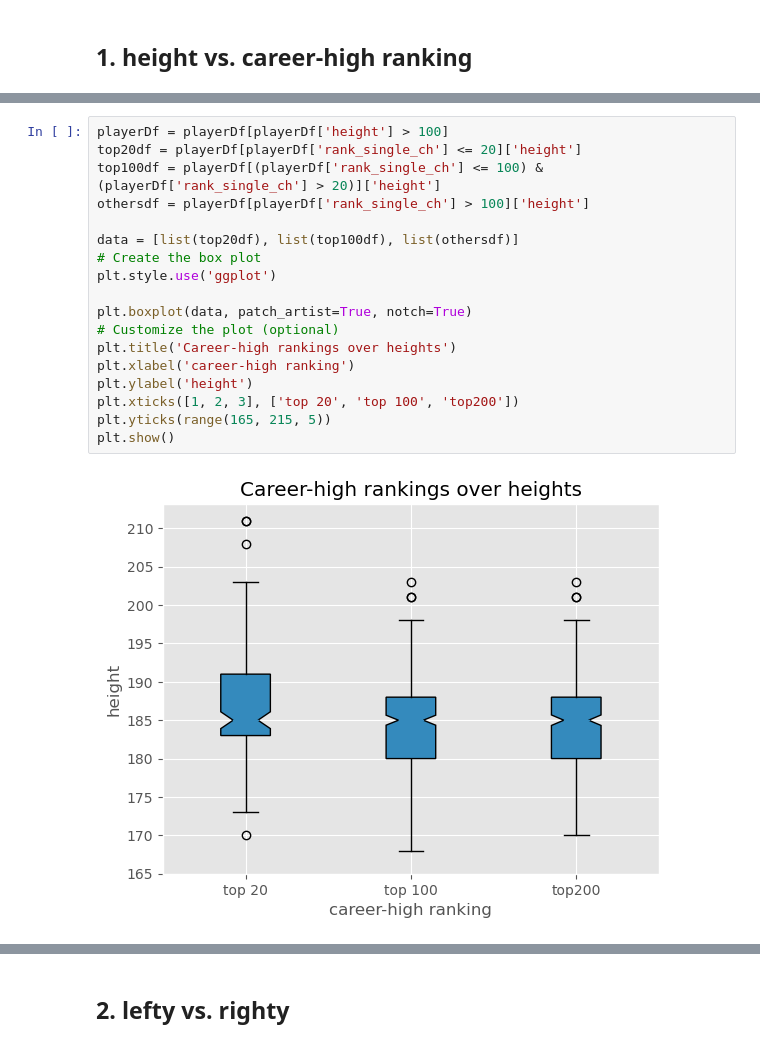
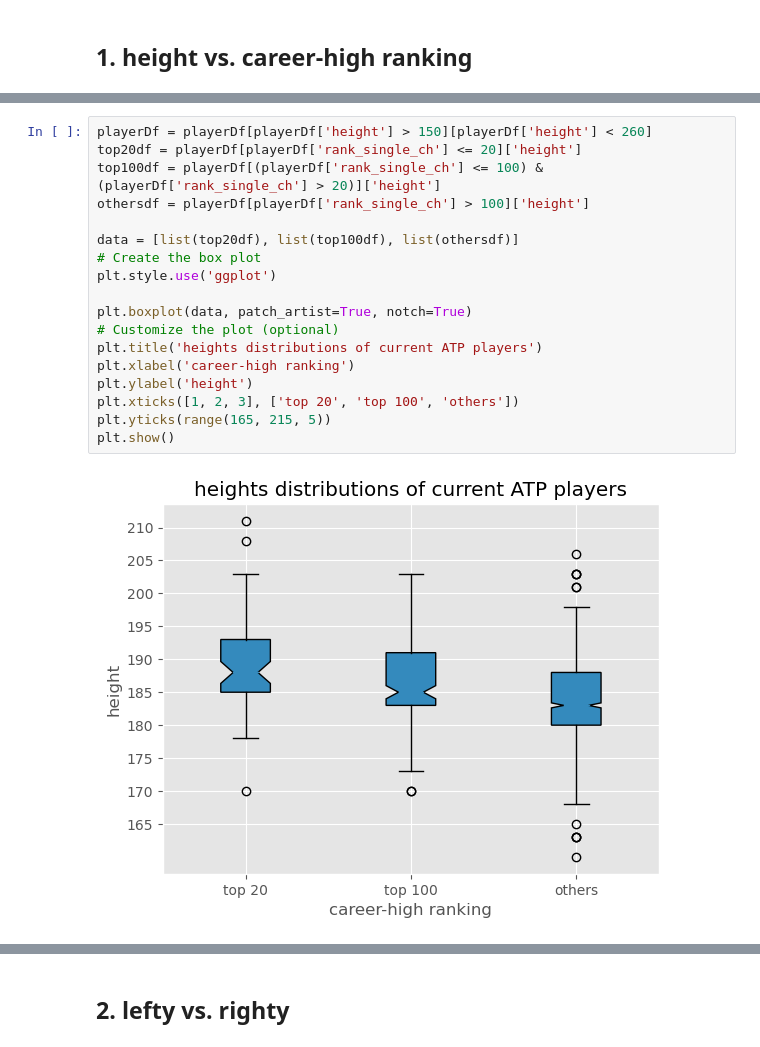
Before and after one commit to TracyYXChen/tennis-data, a Jupyter notebook: jerry's research questions.ipynb, the cells around one changed output, grey strips where cells are left out. Drawn from its saved outputs; the diff is of its cells as text.

```diff
--- a/jerry's research questions.ipynb
+++ b/jerry's research questions.ipynb
@@ -29,23 +31,23 @@ playerDf
 # %%
-playerDf = playerDf[playerDf['height'] > 100]
+playerDf = playerDf[playerDf['height'] > 150][playerDf['height'] < 260]
 top20df = playerDf[playerDf['rank_single_ch'] <= 20]['height']
 top100df = playerDf[(playerDf['rank_single_ch'] <= 100) & (playerDf['rank_single_ch'] > 20)]['height']
 othersdf = playerDf[playerDf['rank_single_ch'] > 100]['height']
 
 data = [list(top20df), list(top100df), list(othersdf)]
 # Create the box plot
 plt.style.use('ggplot')
 
 plt.boxplot(data, patch_artist=True, notch=True)
 # Customize the plot (optional)
-plt.title('Career-high rankings over heights')
+plt.title('heights distributions of current ATP players')
 plt.xlabel('career-high ranking')
 plt.ylabel('height')
-plt.xticks([1, 2, 3], ['top 20', 'top 100', 'top200'])
+plt.xticks([1, 2, 3], ['top 20', 'top 100', 'others'])
 plt.yticks(range(165, 215, 5))
 plt.show()
 # %% [output]
-[figure, old version]
+[figure, new version]
 # %%
 print("TOP 20:")
 print(top20df.describe())
```
Also changed, not shown: parts of 11 cells of this notebook, 1 other file.
